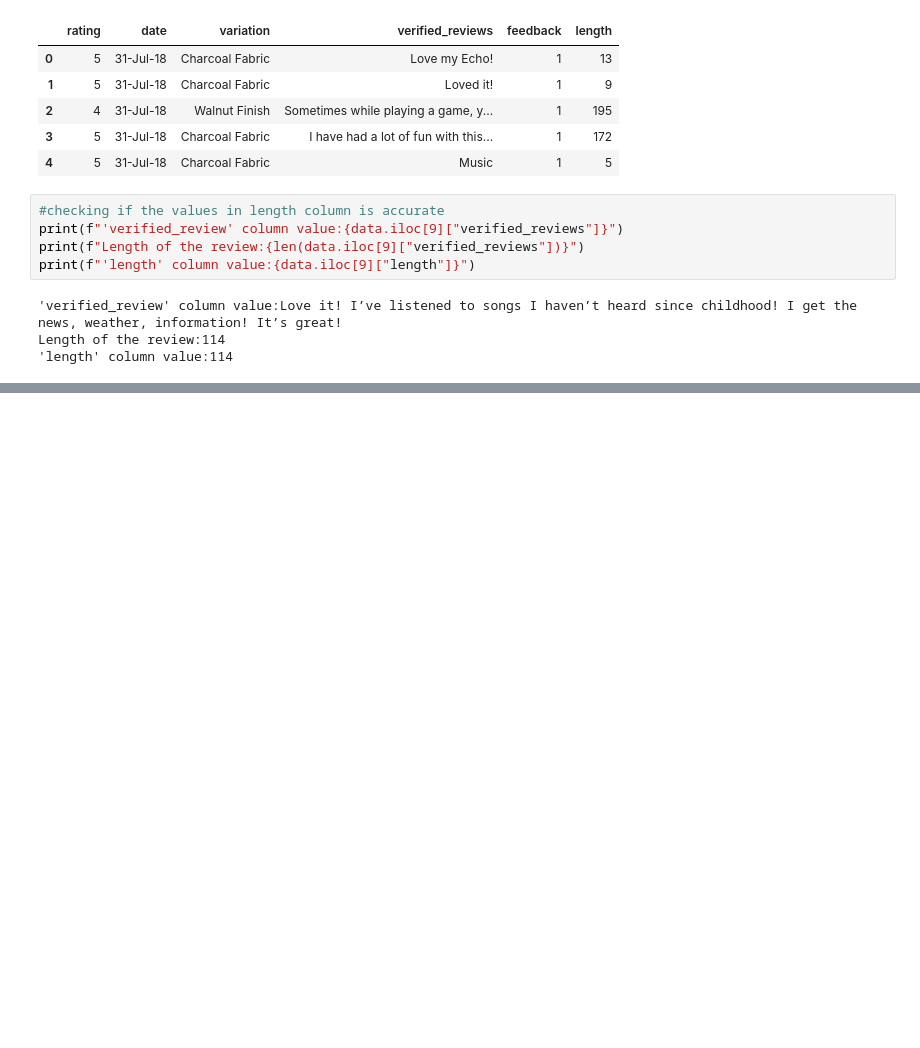
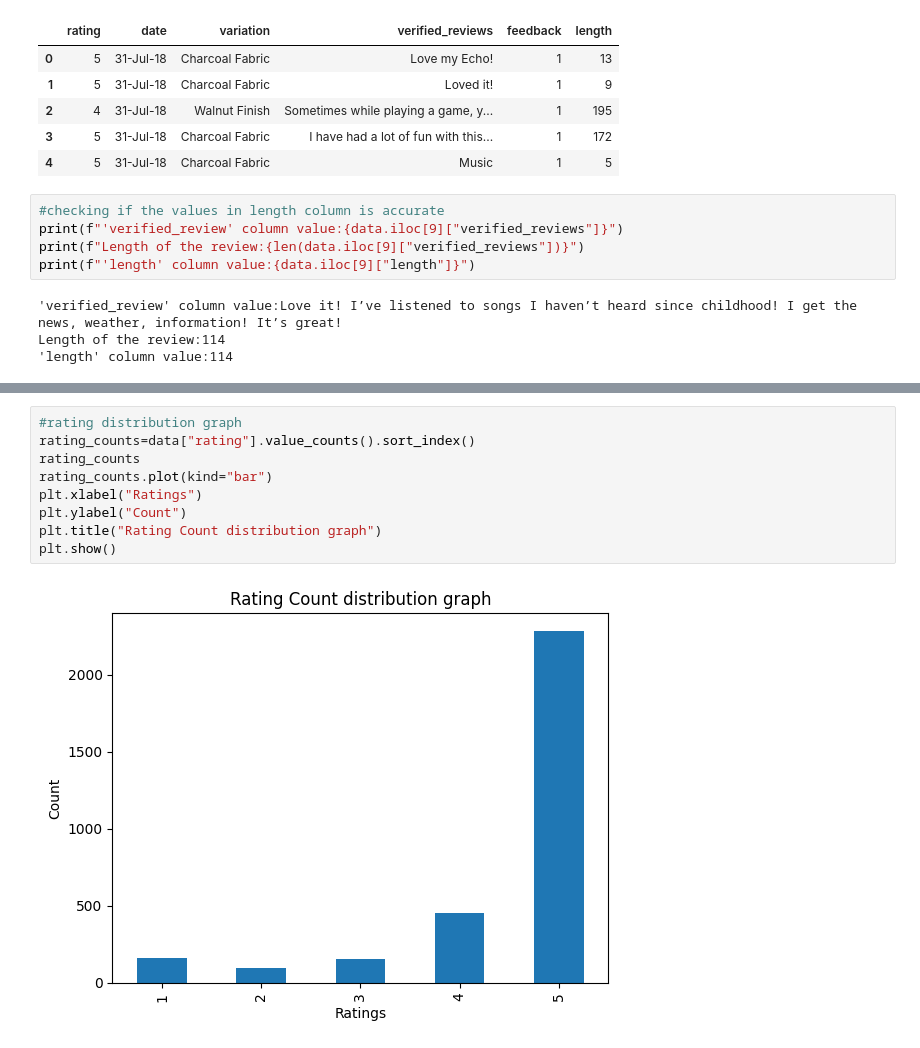
Before and after one commit to S1nen/Sentiment-Analysis-System, a Jupyter notebook: notebooks/EDA.ipynb, the cells around one changed output, grey strips where cells are left out. Cells and saved outputs as stored; diff of their text form; blank space fills up the shorter version.

```diff
--- a/notebooks/EDA.ipynb
+++ b/notebooks/EDA.ipynb
@@ -75,0 +112,11 @@ Length of the review:114
+# %%
+#rating distribution graph
+rating_counts=data["rating"].value_counts().sort_index()
+rating_counts
+rating_counts.plot(kind="bar")
+plt.xlabel("Ratings")
+plt.ylabel("Count")
+plt.title("Rating Count distribution graph")
+plt.show()
+# %% [output]
+[figure, added]
```
Also changed, not shown: parts of 28 cells of this notebook.
